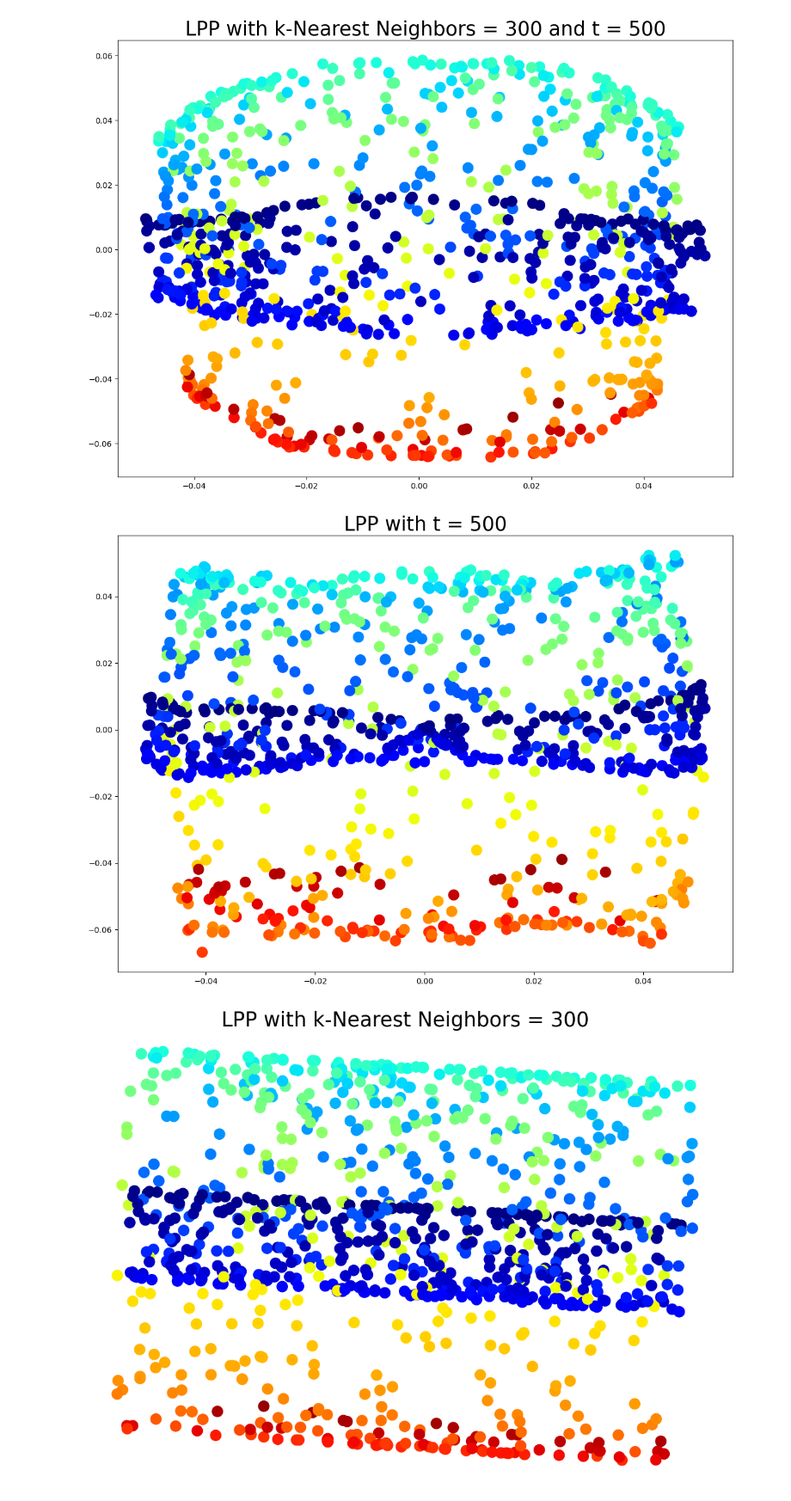
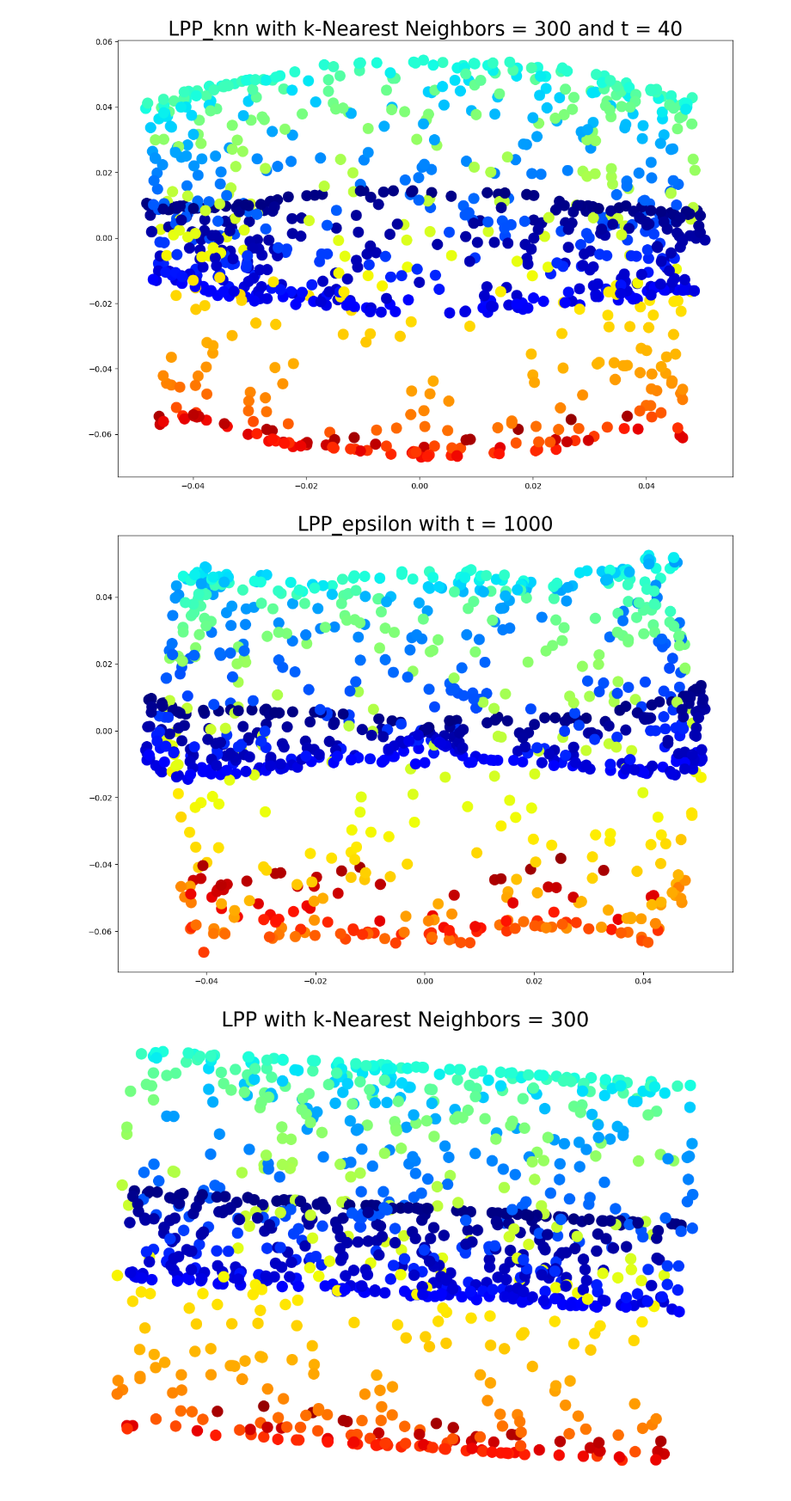
Before and after one commit to TonyHuang6666/Manifold-Learning, a Jupyter notebook: Locality preserving projection/LPP-Original.ipynb, the cells around one changed output. Shown at 86% size. Saved outputs shown, nothing was run; the diff lists cells and outputs as text; code cells hidden in the pictures.

```diff
--- a/Locality preserving projection/LPP-Original.ipynb
+++ b/Locality preserving projection/LPP-Original.ipynb
@@ -198,31 +208,31 @@ ax.axis("off")
 # %%
 # 绘制及保存投影图
 if not os.path.exists('output'):
     os.makedirs('output')
 for method in ['knn', 'epsilon']:
     plt.figure(figsize=(14, 10))
     if method == 'epsilon':
-        t= 500
+        t= 1000
         n_neighbors = 300
         lpp_embeddings = LPP(Data_T, n_components=2, method=method, n_neighbors=n_neighbors, t=t)
-        plt.title('LPP with t = ' + str(t), size=25)
+        plt.title('LPP_epsilon with t = ' + str(t), size=25)
         file_name = 'LPP_epsilon_t = ' + str(t) + '.png'
         file_path = os.path.join('.', 'output', file_name)
         plt.scatter(lpp_embeddings[:, 0], lpp_embeddings[:, 1], c=plt.cm.jet((Data_T[:, 0] ** 2 + Data_T[:, 2] ** 2) / 100),s=200, lw=0, alpha=1)
         plt.savefig(file_path)
     elif method == 'knn':
         n_neighbors = 300
-        t= 500
+        t= 40
         lpp_embeddings = LPP(Data_T, n_components=2, method=method, n_neighbors=n_neighbors, t=t)
-        plt.title('LPP with k-Nearest Neighbors = ' + str(n_neighbors) + ' and t = ' + str(t), size=25)
+        plt.title('LPP_knn with k-Nearest Neighbors = ' + str(n_neighbors) + ' and t = ' + str(t), size=25)
         file_name = 'LPP_knn_' + str(n_neighbors) + '_t=' + str(t) + '.png'
         file_path = os.path.join('.', 'output', file_name)
         plt.scatter(lpp_embeddings[:, 0], lpp_embeddings[:, 1], c=plt.cm.jet((Data_T[:, 0] ** 2 + Data_T[:, 2] ** 2) / 100),s=200, lw=0, alpha=1)
         plt.savefig(file_path)
     plt.show()
 # %% [output]
-[figure, old version]
+[figure, new version]
-[figure, old version]
+[figure, new version]
 # %%
 from lpproj import LocalityPreservingProjection
 #创建 LPP 模型
```
Also changed, not shown: parts of 2 cells of this notebook, 4 other files.
